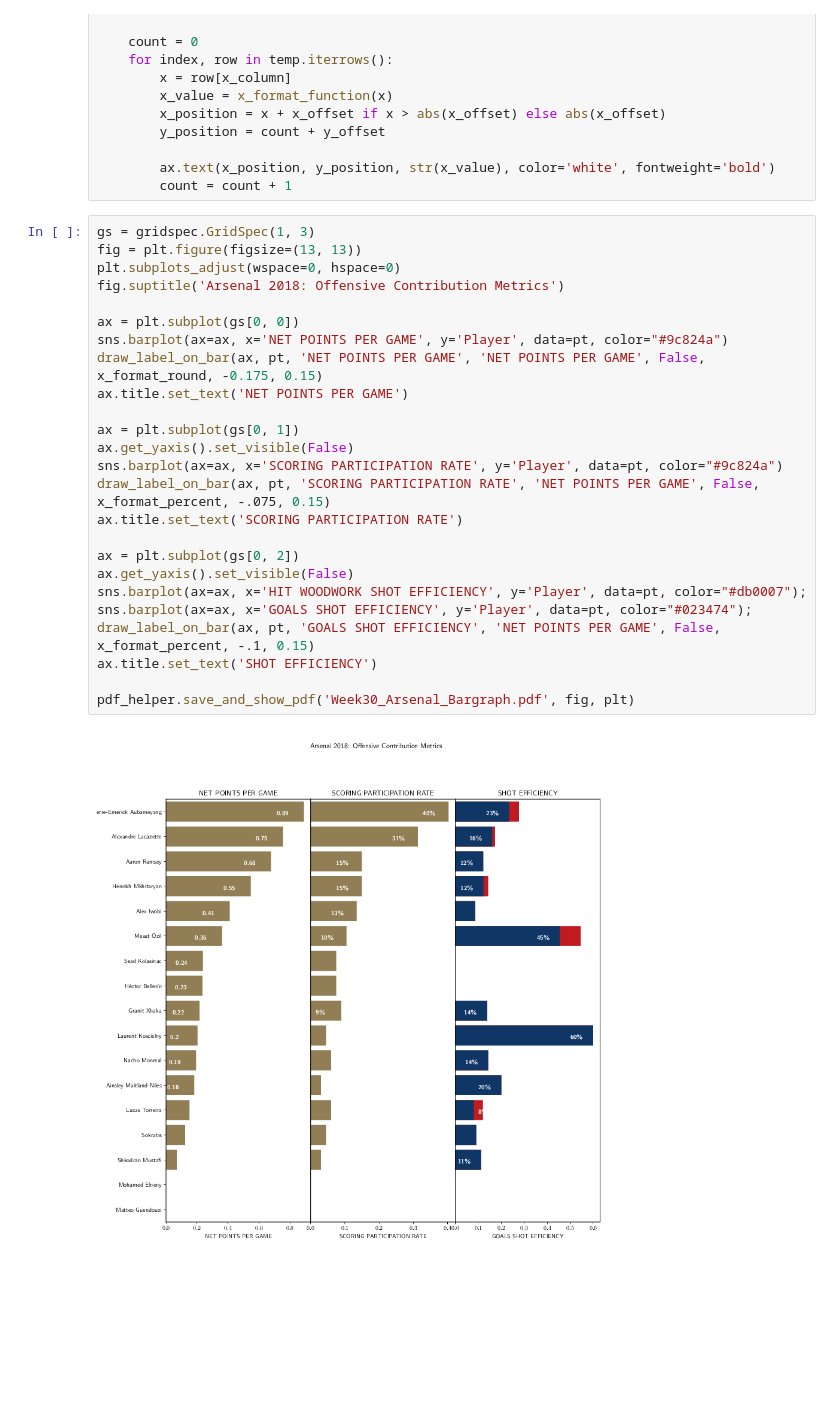
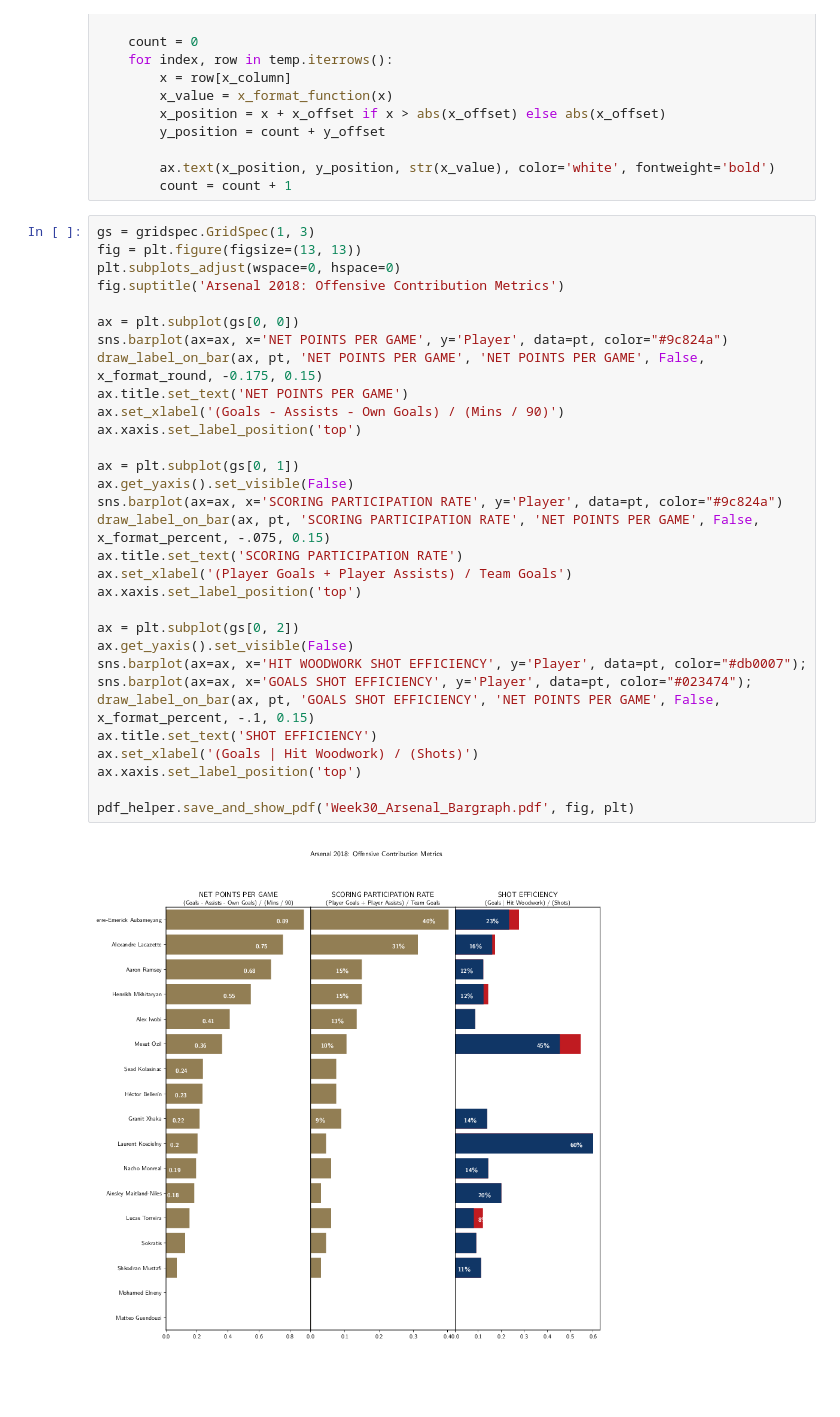
Before and after one commit to richhildebrand/makeover-monday-python, a Jupyter notebook: notebooks/2019 Week 30 Arsenal Stats/Bar graphs/Bar graphs.ipynb, the cells around one changed output. Drawn from its saved outputs; the diff is of its cells as text; blank space fills up the shorter version.

```diff
--- a/notebooks/2019 Week 30 Arsenal Stats/Bar graphs/Bar graphs.ipynb
+++ b/notebooks/2019 Week 30 Arsenal Stats/Bar graphs/Bar graphs.ipynb
@@ -117,27 +117,33 @@ def draw_label_on_bar(ax, df, x_column, sort_column, sort_direction, x_format_fu
 # %%
 gs = gridspec.GridSpec(1, 3)
 fig = plt.figure(figsize=(13, 13))
 plt.subplots_adjust(wspace=0, hspace=0)
 fig.suptitle('Arsenal 2018: Offensive Contribution Metrics')
 
 ax = plt.subplot(gs[0, 0])
 sns.barplot(ax=ax, x='NET POINTS PER GAME', y='Player', data=pt, color="#9c824a")
 draw_label_on_bar(ax, pt, 'NET POINTS PER GAME', 'NET POINTS PER GAME', False, x_format_round, -0.175, 0.15)
 ax.title.set_text('NET POINTS PER GAME')
+ax.set_xlabel('(Goals - Assists - Own Goals) / (Mins / 90)')
+ax.xaxis.set_label_position('top')
 
 ax = plt.subplot(gs[0, 1])
 ax.get_yaxis().set_visible(False)
 sns.barplot(ax=ax, x='SCORING PARTICIPATION RATE', y='Player', data=pt, color="#9c824a")
 draw_label_on_bar(ax, pt, 'SCORING PARTICIPATION RATE', 'NET POINTS PER GAME', False, x_format_percent, -.075, 0.15)
 ax.title.set_text('SCORING PARTICIPATION RATE')
+ax.set_xlabel('(Player Goals + Player Assists) / Team Goals')
+ax.xaxis.set_label_position('top')
 
 ax = plt.subplot(gs[0, 2])
 ax.get_yaxis().set_visible(False)
 sns.barplot(ax=ax, x='HIT WOODWORK SHOT EFFICIENCY', y='Player', data=pt, color="#db0007");
 sns.barplot(ax=ax, x='GOALS SHOT EFFICIENCY', y='Player', data=pt, color="#023474");
 draw_label_on_bar(ax, pt, 'GOALS SHOT EFFICIENCY', 'NET POINTS PER GAME', False, x_format_percent, -.1, 0.15)
 ax.title.set_text('SHOT EFFICIENCY')
+ax.set_xlabel('(Goals | Hit Woodwork) / (Shots)')
+ax.xaxis.set_label_position('top')
 
 pdf_helper.save_and_show_pdf('Week30_Arsenal_Bargraph.pdf', fig, plt)
 # %% [output]
-[figure, old version]
+[figure, new version]
```
Also changed, not shown: parts of 1 cell of this notebook, 1 other file.
